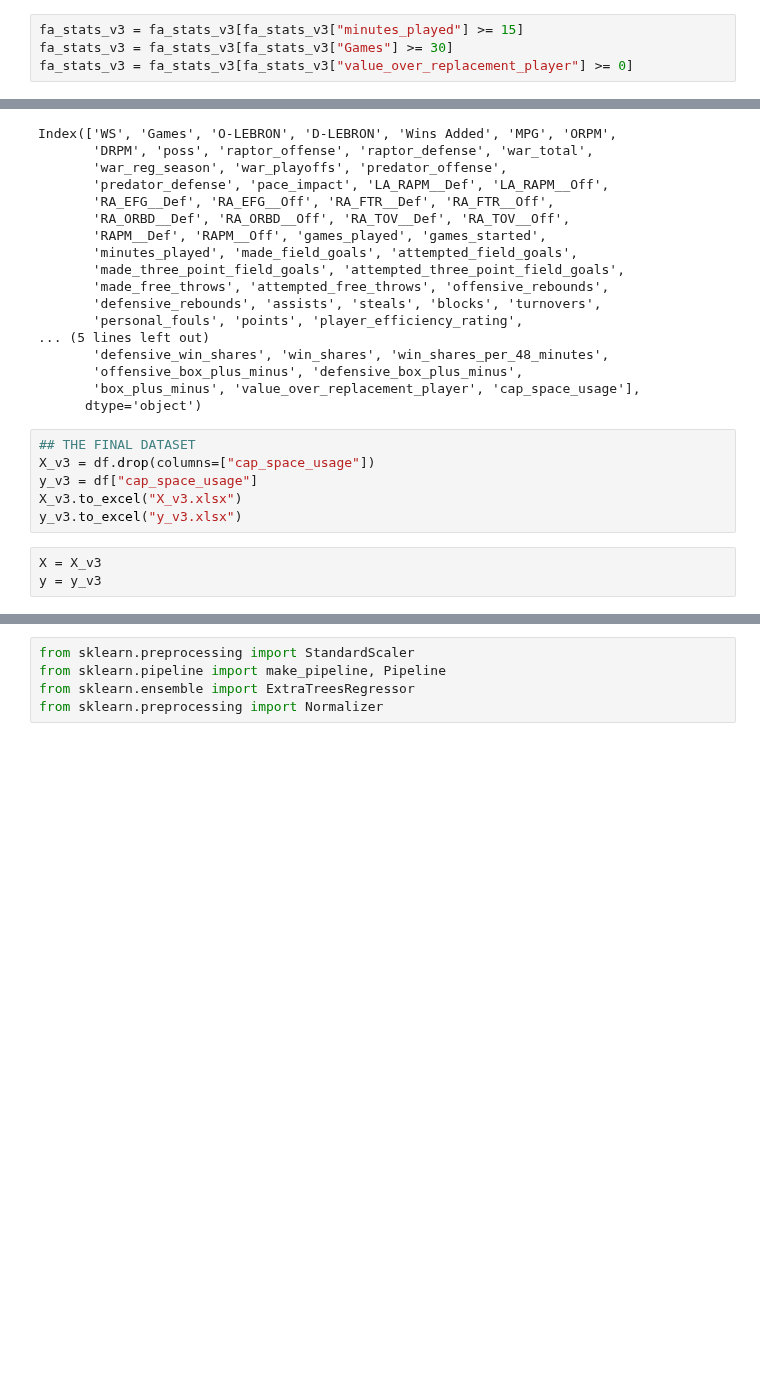
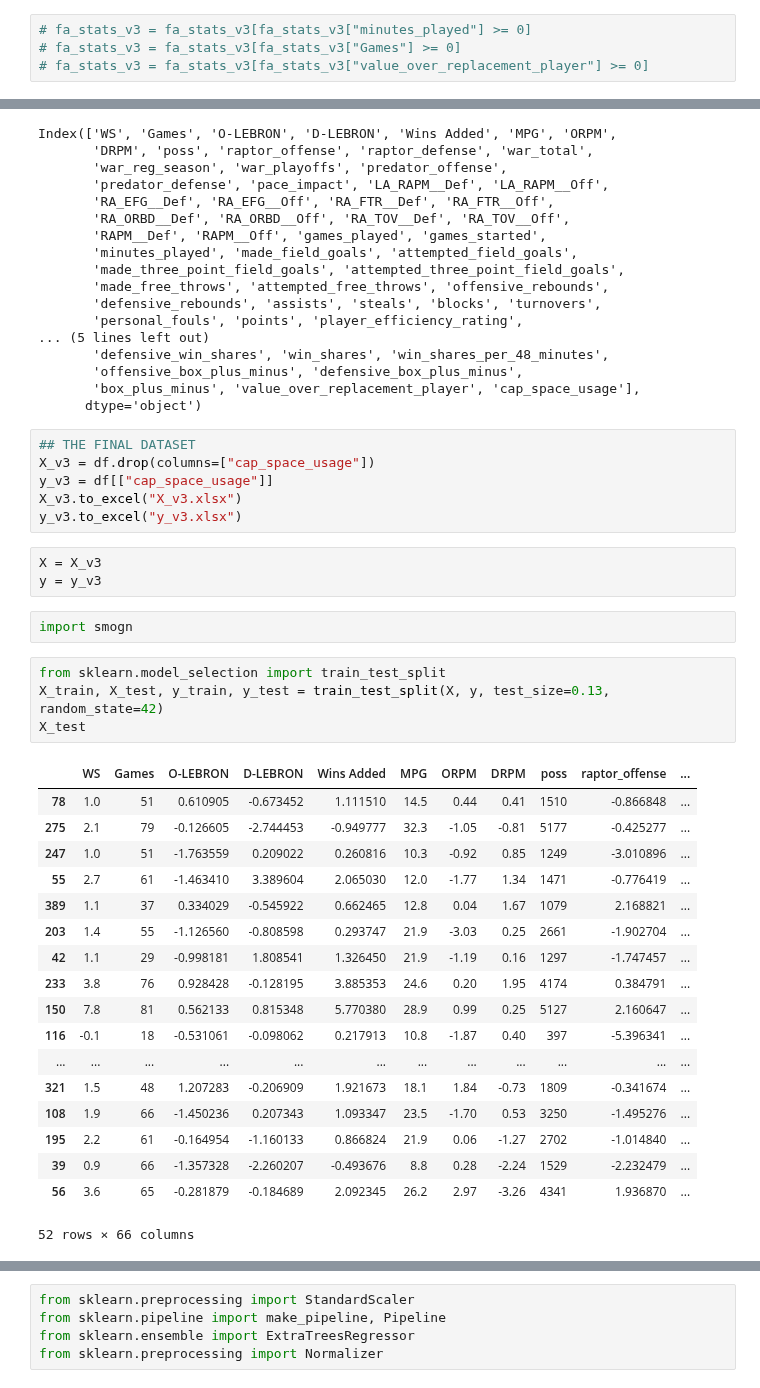
Before and after one commit to ZachLiu519/nba-model, a Jupyter notebook: spring21_models/extra_trees_model.ipynb, the cells around one changed output, grey strips where cells are left out. Drawn from its saved outputs; the diff is of its cells as text; blank space fills up the shorter version.

```diff
--- a/spring21_models/extra_trees_model.ipynb
+++ b/spring21_models/extra_trees_model.ipynb
@@ -10,9 +8,9 @@ X = pd.read_excel("X.xlsx")
 fa_stats_v3 = pd.read_excel("../spring21_data/fa_stats_v3.xlsx")
 fa_stats_v3 = fa_stats_v3 .sample(frac=1).reset_index(drop=True) ## make sure to shuffle the rows otherwise the cross validation will be scuffed
 # %%
-fa_stats_v3 = fa_stats_v3[fa_stats_v3["minutes_played"] >= 15]
-fa_stats_v3 = fa_stats_v3[fa_stats_v3["Games"] >= 30]
-fa_stats_v3 = fa_stats_v3[fa_stats_v3["value_over_replacement_player"] >= 0]
+# fa_stats_v3 = fa_stats_v3[fa_stats_v3["minutes_played"] >= 0]
+# fa_stats_v3 = fa_stats_v3[fa_stats_v3["Games"] >= 0]
+# fa_stats_v3 = fa_stats_v3[fa_stats_v3["value_over_replacement_player"] >= 0]
 # %%
 df = fa_stats_v3.select_dtypes(exclude=['object'])
 # %%
@@ -45,9 +43,34 @@ Index(['WS', 'Games', 'O-LEBRON', 'D-LEBRON', 'Wins Added', 'MPG', 'ORPM',
 # %%
 ## THE FINAL DATASET
 X_v3 = df.drop(columns=["cap_space_usage"])
-y_v3 = df["cap_space_usage"]
+y_v3 = df[["cap_space_usage"]]
 X_v3.to_excel("X_v3.xlsx")
 y_v3.to_excel("y_v3.xlsx")
 # %%
 X = X_v3
 y = y_v3
+# %%
+import smogn
+# %%
+from sklearn.model_selection import train_test_split
+X_train, X_test, y_train, y_test = train_test_split(X, y, test_size=0.13, random_state=42)
+X_test
+# %% [output]
+|  | WS | Games | O-LEBRON | D-LEBRON | Wins Added | MPG | ORPM | DRPM | poss | raptor_offense | ... |
+| 78 | 1.0 | 51 | 0.610905 | -0.673452 | 1.111510 | 14.5 | 0.44 | 0.41 | 1510 | -0.866848 | ... |
+| 275 | 2.1 | 79 | -0.126605 | -2.744453 | -0.949777 | 32.3 | -1.05 | -0.81 | 5177 | -0.425277 | ... |
+| 247 | 1.0 | 51 | -1.763559 | 0.209022 | 0.260816 | 10.3 | -0.92 | 0.85 | 1249 | -3.010896 | ... |
+| 55 | 2.7 | 61 | -1.463410 | 3.389604 | 2.065030 | 12.0 | -1.77 | 1.34 | 1471 | -0.776419 | ... |
+| 389 | 1.1 | 37 | 0.334029 | -0.545922 | 0.662465 | 12.8 | 0.04 | 1.67 | 1079 | 2.168821 | ... |
+| 203 | 1.4 | 55 | -1.126560 | -0.808598 | 0.293747 | 21.9 | -3.03 | 0.25 | 2661 | -1.902704 | ... |
+| 42 | 1.1 | 29 | -0.998181 | 1.808541 | 1.326450 | 21.9 | -1.19 | 0.16 | 1297 | -1.747457 | ... |
+| 233 | 3.8 | 76 | 0.928428 | -0.128195 | 3.885353 | 24.6 | 0.20 | 1.95 | 4174 | 0.384791 | ... |
+| 150 | 7.8 | 81 | 0.562133 | 0.815348 | 5.770380 | 28.9 | 0.99 | 0.25 | 5127 | 2.160647 | ... |
+| 116 | -0.1 | 18 | -0.531061 | -0.098062 | 0.217913 | 10.8 | -1.87 | 0.40 | 397 | -5.396341 | ... |
+| ... | ... | ... | ... | ... | ... | ... | ... | ... | ... | ... | ... |
+| 321 | 1.5 | 48 | 1.207283 | -0.206909 | 1.921673 | 18.1 | 1.84 | -0.73 | 1809 | -0.341674 | ... |
+| 108 | 1.9 | 66 | -1.450236 | 0.207343 | 1.093347 | 23.5 | -1.70 | 0.53 | 3250 | -1.495276 | ... |
+| 195 | 2.2 | 61 | -0.164954 | -1.160133 | 0.866824 | 21.9 | 0.06 | -1.27 | 2702 | -1.014840 | ... |
+| 39 | 0.9 | 66 | -1.357328 | -2.260207 | -0.493676 | 8.8 | 0.28 | -2.24 | 1529 | -2.232479 | ... |
+| 56 | 3.6 | 65 | -0.281879 | -0.184689 | 2.092345 | 26.2 | 2.97 | -3.26 | 4341 | 1.936870 | ... |
+52 rows × 66 columns
```
Also changed, not shown: parts of 13 cells of this notebook, 2 other files.
